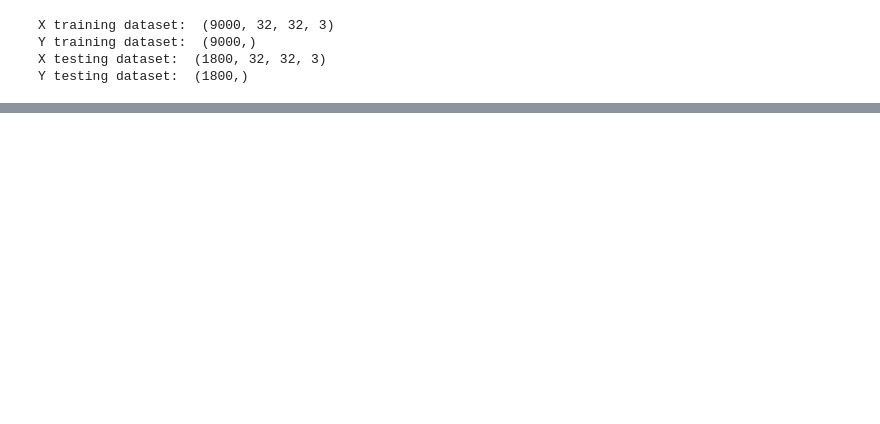
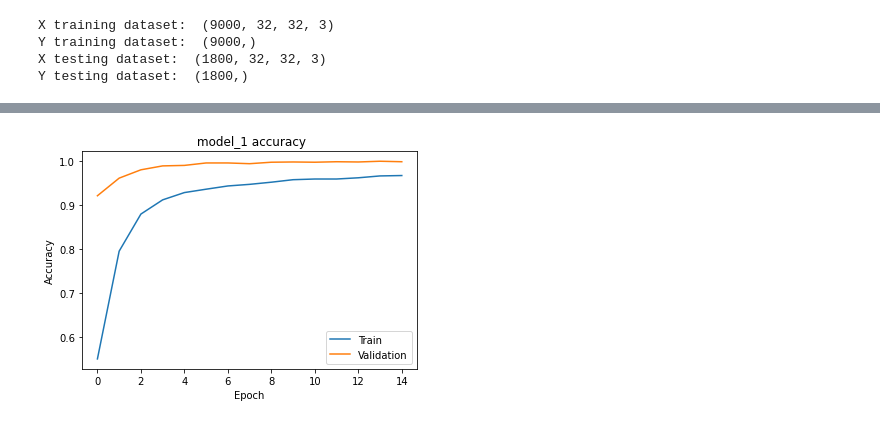
Before and after one commit to AngelaDo45/cecs-456-project, a Jupyter notebook: CECS456_HandSignRecognition.ipynb, the cells around one changed output, grey strips where cells are left out. Saved outputs shown, nothing was run; the diff lists cells and outputs as text; code cells hidden in the pictures; blank space fills up the shorter version.

Commit message:
Finished cnn model_1 with graphs and confusion matrix

```diff
--- a/CECS456_HandSignRecognition.ipynb
+++ b/CECS456_HandSignRecognition.ipynb
@@ -97,15 +120,15 @@ X_test /= 255
 # CNN model_1 using hw5
 model_1 = Sequential()
 
-model_1.add(Conv2D(32, (5, 5), strides = (2,2), padding='same',
+model_1.add(Conv2D(32, (3, 3), strides = (2,2), padding='same',
                  input_shape=X_train.shape[1:]))
 model_1.add(Activation('relu'))
 
-model_1.add(Conv2D(32, (5, 5), strides = (2,2)))
+model_1.add(Conv2D(32, (3, 3), strides = (2,2)))
 model_1.add(Activation('relu'))
 
 model_1.add(MaxPooling2D(pool_size=(2, 2)))
-model_1.add(Dropout(0.25))
+# model_1.add(Dropout(0.25))
 
 model_1.add(Flatten())
 model_1.add(Dense(32))
@@ -124,8 +165,11 @@ model_1.compile(loss='categorical_crossentropy',
               optimizer=opt,
               metrics=['accuracy'])
 
-model_1.fit(X_train, Y_train,
+history = model_1.fit(X_train, Y_train,
               batch_size=batch_size,
-              epochs=7,
+              epochs=15,
               validation_data=(X_test, Y_test),
               shuffle=True)
+
+
+# history = model_1.fit(train_x, train_y,validation_split = 0.1, epochs=50, batch_size=4)
@@ -131,0 +194,10 @@ model_1.fit(X_train, Y_train,
+# %%
+plt.plot(history.history['accuracy'])
+plt.plot(history.history['val_accuracy'])
+plt.title(' model_1 accuracy')
+plt.ylabel('Accuracy')
+plt.xlabel('Epoch')
+plt.legend(['Train', 'Validation'], loc='lower right')
+plt.show()
+# %% [output]
+[figure, added]
```
Also changed, not shown: parts of 13 cells of this notebook.
